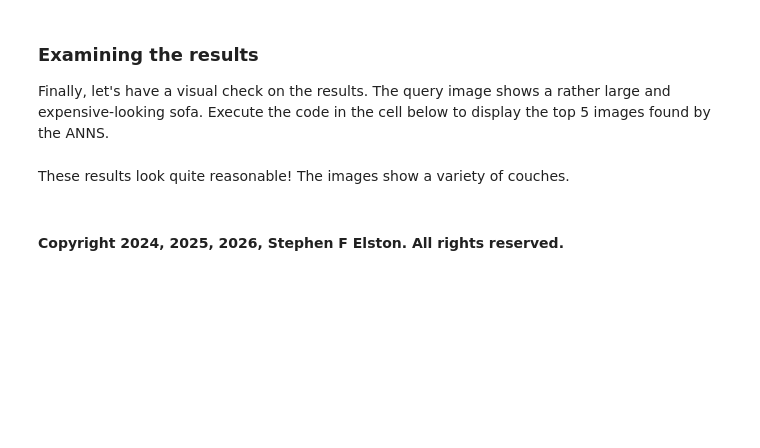
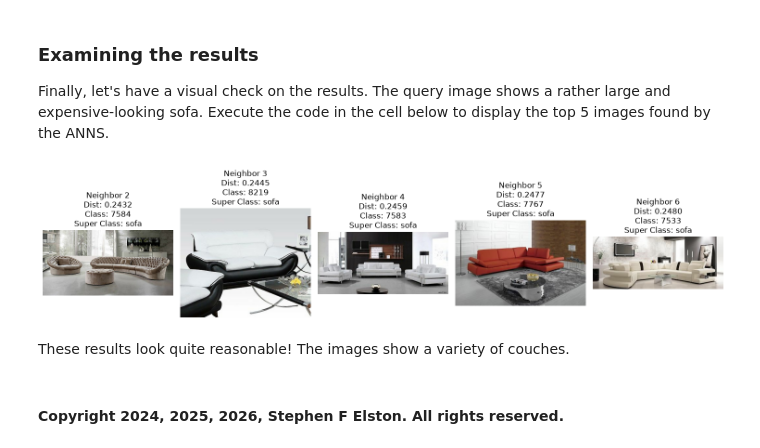
Before and after one commit to jonahneu/CSCI-E-108, a Jupyter notebook: notebooks/05_EfficinetSimilaritySearch.ipynb, the cells around one changed output. Saved outputs shown, nothing was run; the diff lists cells and outputs as text; code cells hidden in the pictures; blank space fills up the shorter version.

```diff
--- a/notebooks/05_EfficinetSimilaritySearch.ipynb
+++ b/notebooks/05_EfficinetSimilaritySearch.ipynb
@@ -864,11 +1287,20 @@ else:
 With the query image selected, the image must be embedded. Execute this code to compute the embedding.
 # %%
 # Re-compute the query image embedding from the test dataset
-query_test_dataset = TFDSImageDataset(ds_test, preprocess)
+# EDITED by Claude, following the fix described on the course Ed Discussion thread: build query_test_dataset from
+# ds_test.skip(query_image_index).take(1) instead of the full ds_test, and
+# index the result at [0] instead of [query_image_index]. The original line
+# ran TFDSImageDataset's full materialization over all 60,502 test images
+# just to read the single one at query_image_index, which pegged the CPU.
+# Same fix proposed on the course Ed Discussion thread I copied in (Tim
+# Bohlemann), which Prof. Stephen Elston confirmed gives the correct query
+# image.
+query_test_dataset = TFDSImageDataset(ds_test.skip(query_image_index).take(1), preprocess)
 
 # Get the specific preprocessed image for the query from the test dataset
-# query_image_index is already defined as 0
-query_image_tensor, _ = query_test_dataset[query_image_index]
+# query_image_index is already defined as 0; ds_test above was already
+# skipped to that index, so the one sample in query_test_dataset is it.
+query_image_tensor, _ = query_test_dataset[0]
 
 model.eval()
 with torch.no_grad():
@@ -881,4 +1313,6 @@ with torch.no_grad():
     # Normalize the embedding
     query_image_embedding = query_image_feat / query_image_feat.norm(dim=-1, keepdim=True)
 
-print(f"Correctly re-computed query image embedding from ds_test (index {query_image_index}, original class_id 19467) with shape {query_image_embedding.shape}")
+print(
+    f"Correctly re-computed query image embedding from ds_test (index {query_image_index}, original class_id 19467) with shape {query_image_embedding.shape}"
+)
@@ -1012,36 +1484,52 @@ Finally, let's have a visual check on the results. The query image shows a rathe
 # %%
 num_neighbors_to_display = 5
 
 plt.figure(figsize=(15, 5))
 for i in range(num_neighbors_to_display):
     # Adjust index to start from the 2nd nearest neighbor (index 1) and take 5 subsequent ones
-    neighbor_index = NNs_SOP_image['Neighbor'].iloc[i + 1]
+    neighbor_index = NNs_SOP_image["Neighbor"].iloc[i + 1]
     # Retrieve the original image from the dataset using its index
     # The dataset stores the original numpy array before preprocessing
-    image_np = dataset.samples[neighbor_index]['image']
+    image_np = dataset.samples[neighbor_index]["image"]
 
     # Get class and super class IDs from the dataset sample
-    class_id = dataset.samples[neighbor_index]['class_id']
+    class_id = dataset.samples[neighbor_index]["class_id"]
 
     # Convert numpy array to PIL Image for displaying
     display_image_pil = Image.fromarray(image_np)
 
     # Get human-readable labels from TFDS metadata
     # Ensuring 'info' object is available (from previous cells)
 
-    class_name = info.features['class_id'].names[class_id] if 'class_id' in info.features and hasattr(info.features['class_id'], 'names') and info.features['class_id'].names else f"Class ID: {class_id}"
+    class_name = (
+        info.features["class_id"].names[class_id]
+        if "class_id" in info.features
+        and hasattr(info.features["class_id"], "names")
+        and info.features["class_id"].names
+        else f"Class ID: {class_id}"
+    )
 
-    super_class_name = "N/A" # Default value
-    if 'super_class_id' in dataset.samples[neighbor_index]:
-        super_class_id = dataset.samples[neighbor_index]['super_class_id']
-        super_class_name = info.features['super_class_id'].names[super_class_id] if 'super_class_id' in info.features and hasattr(info.features['super_class_id'], 'names') and info.features['super_class_id'].names else f"Super Class ID: {super_class_id}"
+    super_class_name = "N/A"  # Default value
+    if "super_class_id" in dataset.samples[neighbor_index]:
+        super_class_id = dataset.samples[neighbor_index]["super_class_id"]
+        super_class_name = (
+            info.features["super_class_id"].names[super_class_id]
+            if "super_class_id" in info.features
+            and hasattr(info.features["super_class_id"], "names")
+            and info.features["super_class_id"].names
+            else f"Super Class ID: {super_class_id}"
+        )
 
     plt.subplot(1, num_neighbors_to_display, i + 1)
     plt.imshow(display_image_pil)
-    plt.title(f"Neighbor {i+2}\nDist: {NNs_SOP_image['Distance'].iloc[i + 1]:.4f}\nClass: {class_name}\nSuper Class: {super_class_name}")
-    plt.axis('off')
+    plt.title(
+        f"Neighbor {i+2}\nDist: {NNs_SOP_image['Distance'].iloc[i + 1]:.4f}\nClass: {class_name}\nSuper Class: {super_class_name}"
+    )
+    plt.axis("off")
 plt.tight_layout()
 plt.show()
+# %% [output]
+[figure, added]
 # %% [markdown]
 These results look quite reasonable! The images show a variety of couches.
 # %% [markdown]
```
Also changed, not shown: parts of 74 cells of this notebook, 1 other file.
